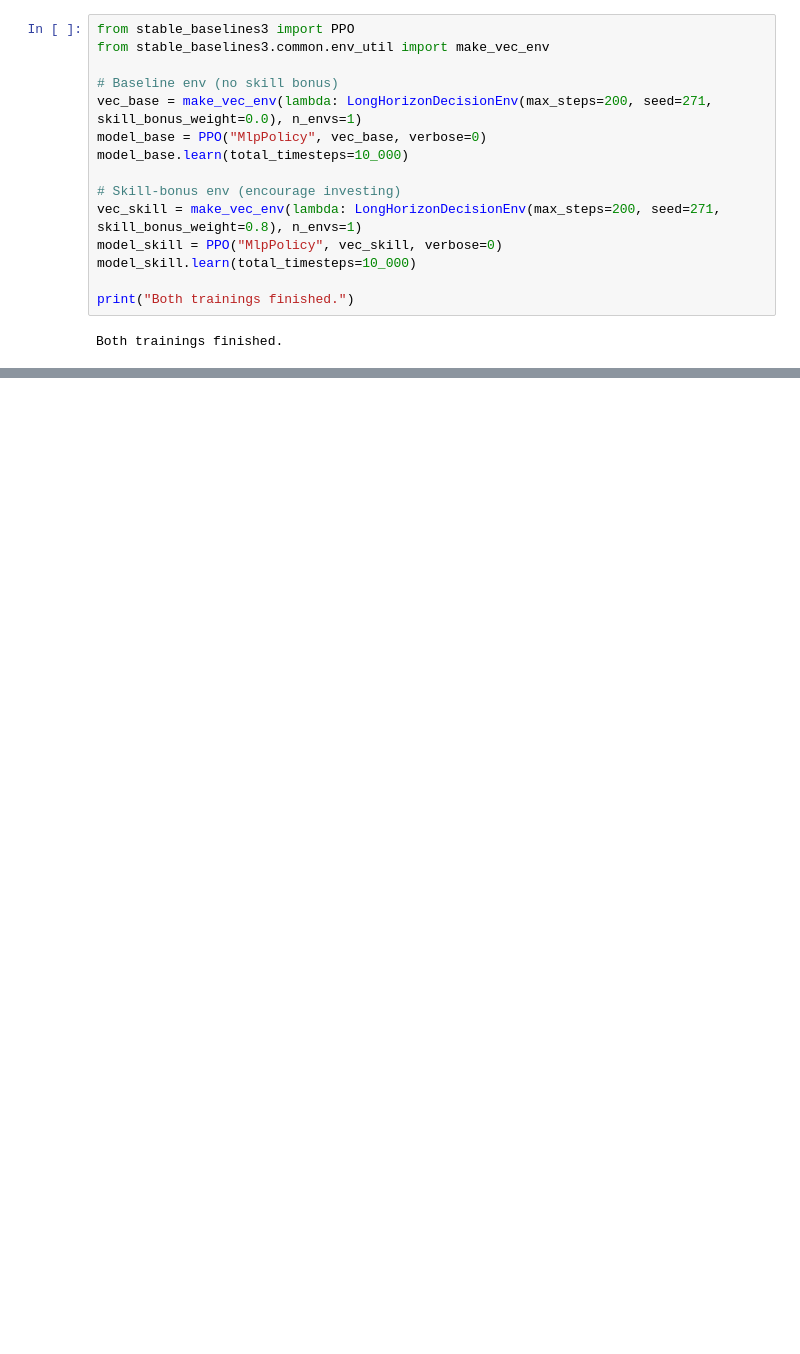
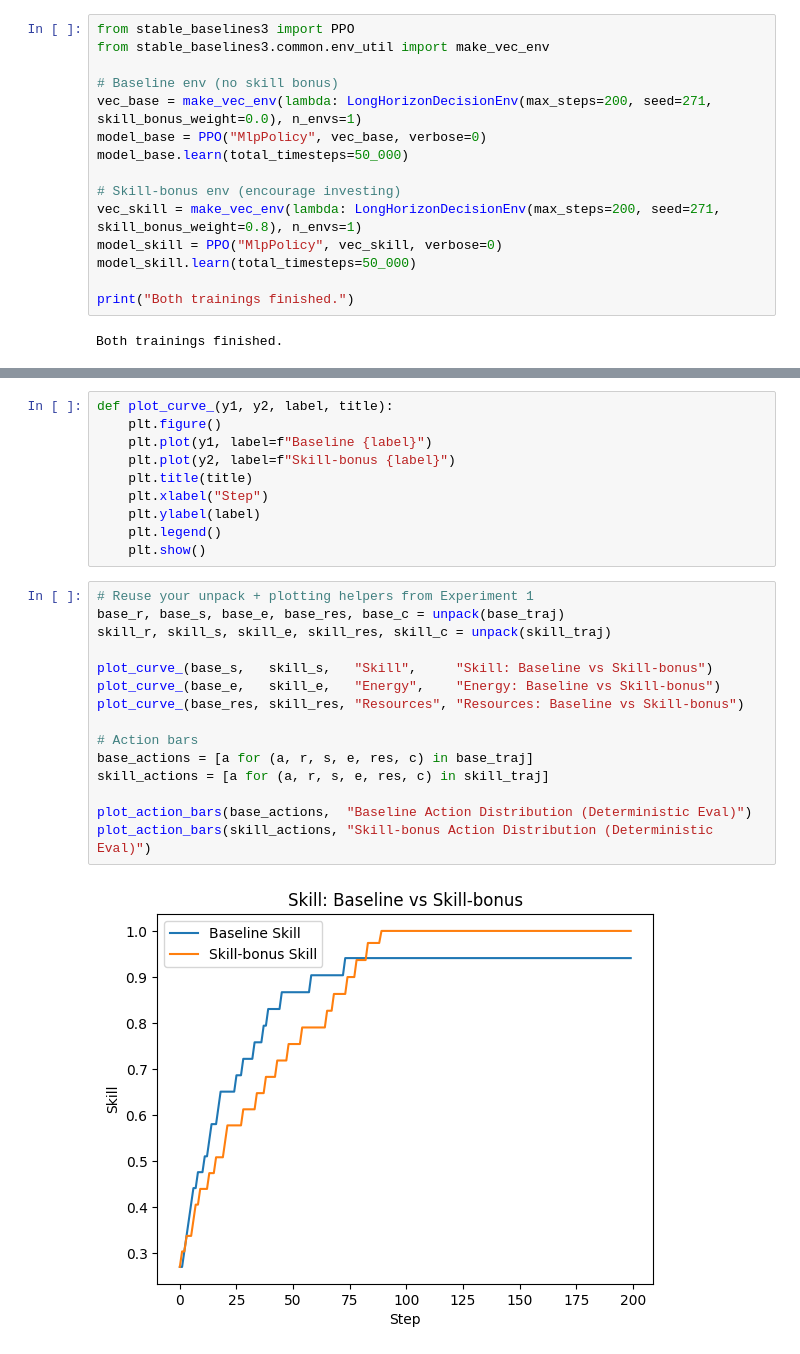
Before and after one commit to HarshithaGM01/customRLEnv, a Jupyter notebook: CustomRLEnv.ipynb, the cells around one changed output, grey strips where cells are left out. Saved outputs shown, nothing was run; the diff lists cells and outputs as text; blank space fills up the shorter version.

```diff
--- a/CustomRLEnv.ipynb
+++ b/CustomRLEnv.ipynb
@@ -414,12 +529,12 @@ from stable_baselines3.common.env_util import make_vec_env
 # Baseline env (no skill bonus)
 vec_base = make_vec_env(lambda: LongHorizonDecisionEnv(max_steps=200, seed=271, skill_bonus_weight=0.0), n_envs=1)
 model_base = PPO("MlpPolicy", vec_base, verbose=0)
-model_base.learn(total_timesteps=10_000)
+model_base.learn(total_timesteps=50_000)
 
 # Skill-bonus env (encourage investing)
 vec_skill = make_vec_env(lambda: LongHorizonDecisionEnv(max_steps=200, seed=271, skill_bonus_weight=0.8), n_envs=1)
 model_skill = PPO("MlpPolicy", vec_skill, verbose=0)
-model_skill.learn(total_timesteps=10_000)
+model_skill.learn(total_timesteps=50_000)
 
 print("Both trainings finished.")
 # %% [output]
@@ -513,0 +580,27 @@ plt.show()
+# %%
+def plot_curve_(y1, y2, label, title):
+    plt.figure()
+    plt.plot(y1, label=f"Baseline {label}")
+    plt.plot(y2, label=f"Skill-bonus {label}")
+    plt.title(title)
+    plt.xlabel("Step")
+    plt.ylabel(label)
+    plt.legend()
+    plt.show()
+# %%
+# Reuse your unpack + plotting helpers from Experiment 1
+base_r, base_s, base_e, base_res, base_c = unpack(base_traj)
+skill_r, skill_s, skill_e, skill_res, skill_c = unpack(skill_traj)
+
+plot_curve_(base_s,   skill_s,   "Skill",     "Skill: Baseline vs Skill-bonus")
+plot_curve_(base_e,   skill_e,   "Energy",    "Energy: Baseline vs Skill-bonus")
+plot_curve_(base_res, skill_res, "Resources", "Resources: Baseline vs Skill-bonus")
+
+# Action bars
+base_actions = [a for (a, r, s, e, res, c) in base_traj]
+skill_actions = [a for (a, r, s, e, res, c) in skill_traj]
+
+plot_action_bars(base_actions,  "Baseline Action Distribution (Deterministic Eval)")
+plot_action_bars(skill_actions, "Skill-bonus Action Distribution (Deterministic Eval)")
+# %% [output]
+[figure, added]
```
Also changed, not shown: parts of 23 cells of this notebook.
